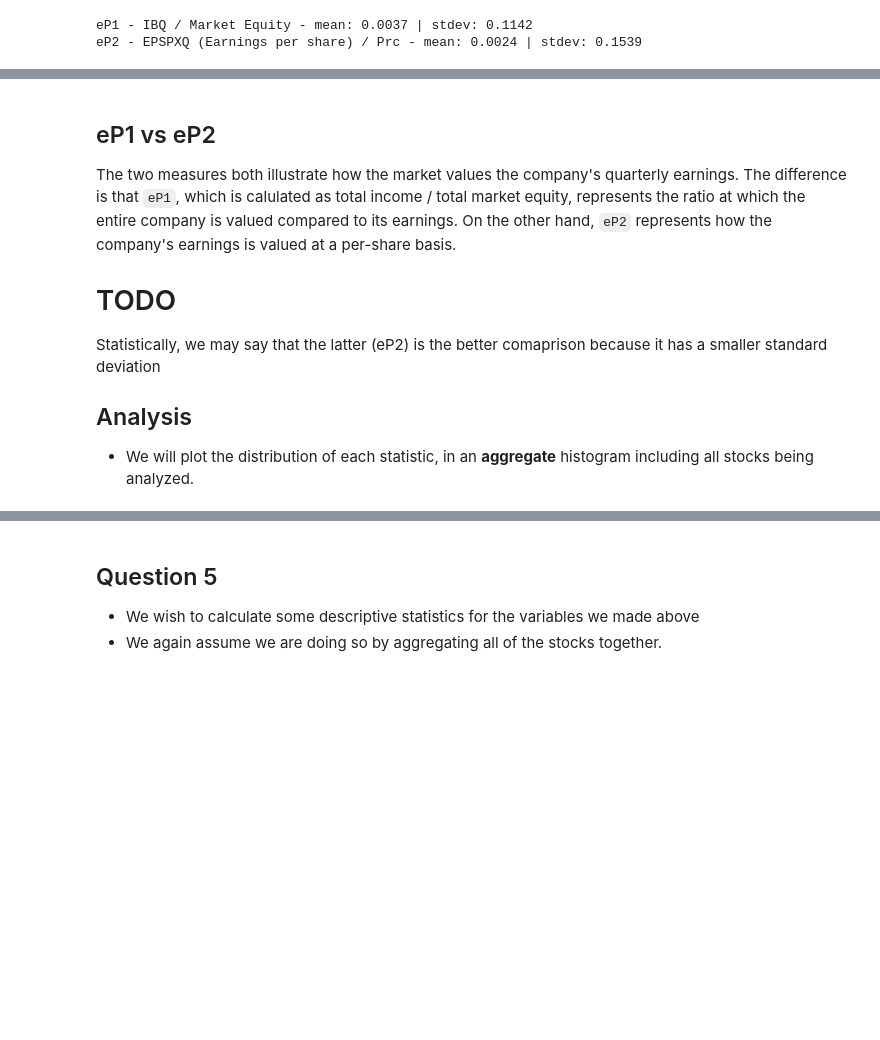
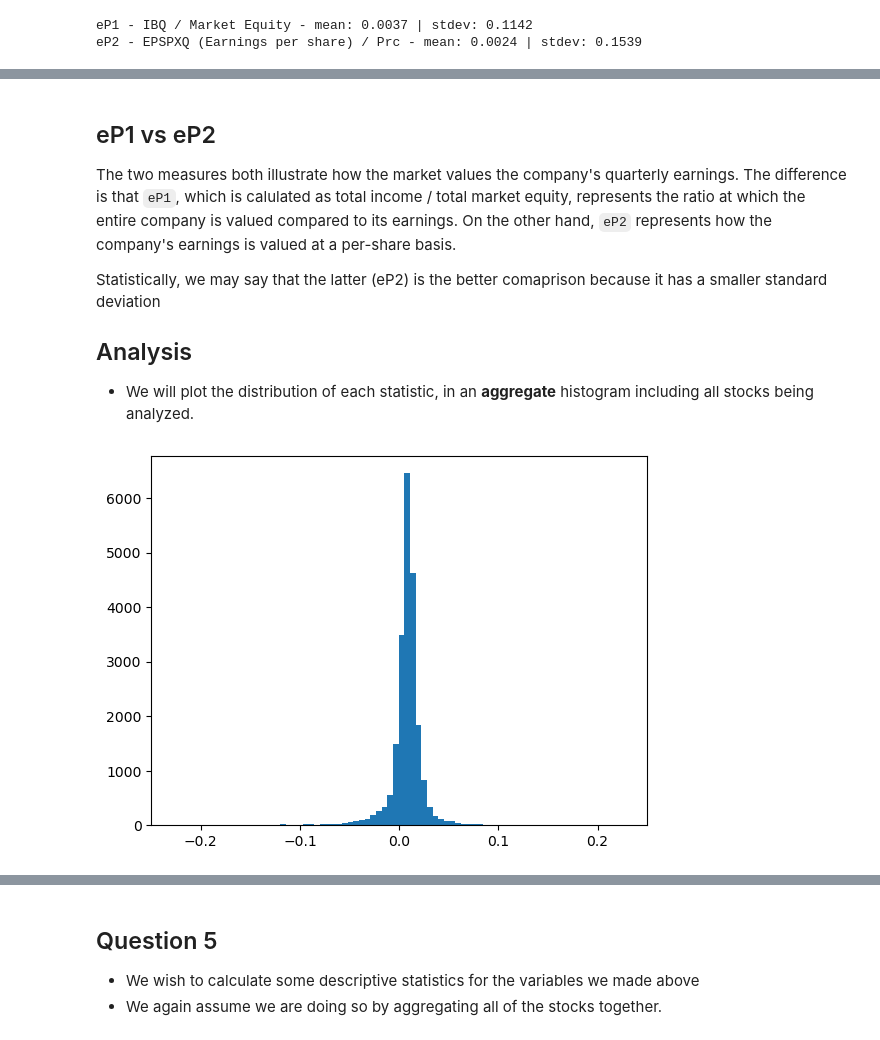
Before and after one commit to uWaterloo-CFM/CFM-301, a Jupyter notebook: Assignment 2/Assignment 2.ipynb, the cells around one changed output, grey strips where cells are left out. Cells and saved outputs as stored; diff of their text form; code cells hidden in the pictures; blank space fills up the shorter version.

Commit message:
graphing

```diff
--- a/Assignment 2/Assignment 2.ipynb
+++ b/Assignment 2/Assignment 2.ipynb
@@ -208,8 +233,14 @@ eP2 - EPSPXQ (Earnings per share) / Prc - mean: 0.0024 | stdev: 0.1539
 
 The two measures both illustrate how the market values the company's quarterly earnings. The difference is that `eP1`, which is calulated as total income / total market equity, represents the ratio at which the entire company is valued compared to its earnings. On the other hand, `eP2` represents how the company's earnings is valued at a per-share basis.
 
-# TODO
 Statistically, we may say that the latter (eP2) is the better comaprison because it has a smaller standard deviation
 
 ## Analysis
 - We will plot the distribution of each statistic, in an **aggregate** histogram including all stocks being analyzed.
+# %%
+plt.hist(df_compustat_crsp_2000_2022["eP1"], bins=2000)
+# Remove outlier
+plt.xlim(-0.25, 0.25)
+plt.show()
+# %% [output]
+[figure, added]
```
Also changed, not shown: parts of 15 cells of this notebook, 1 other file.
